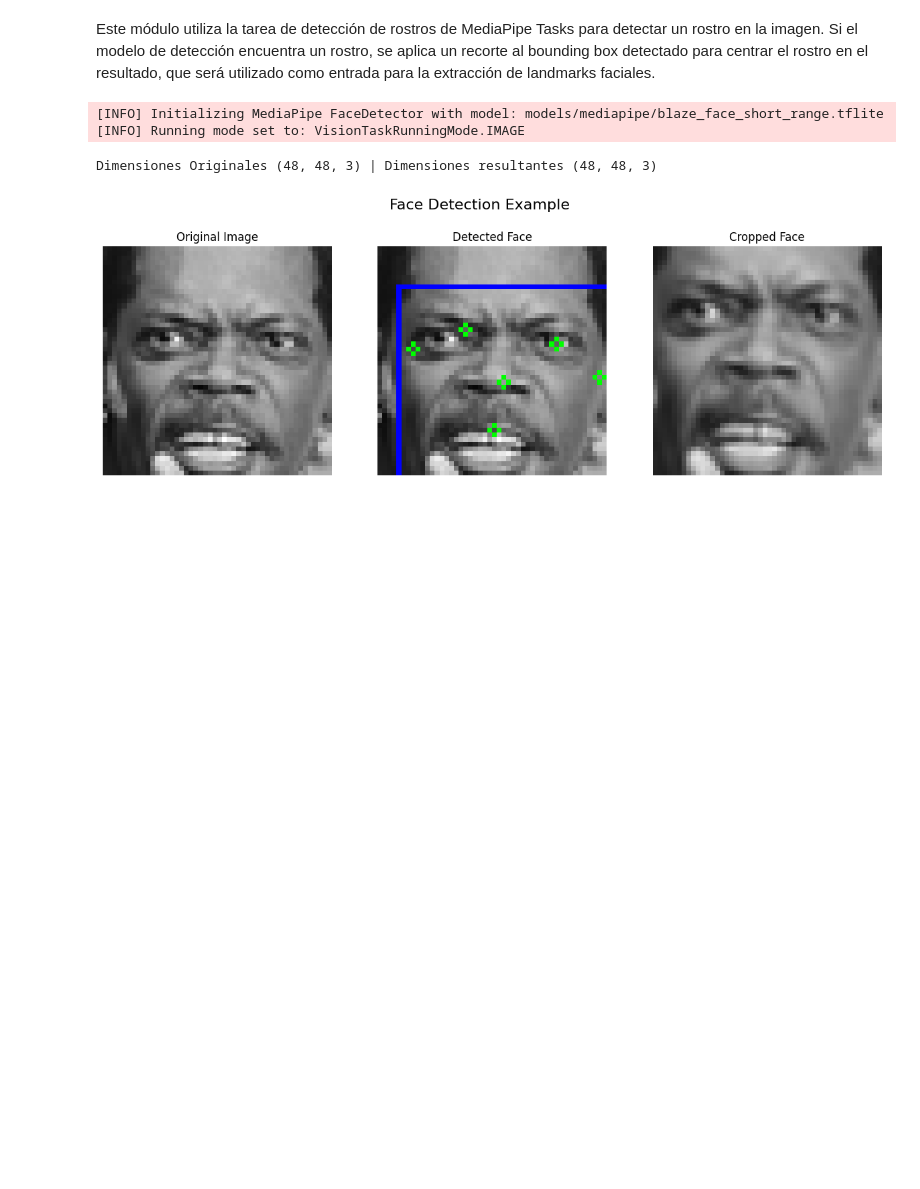
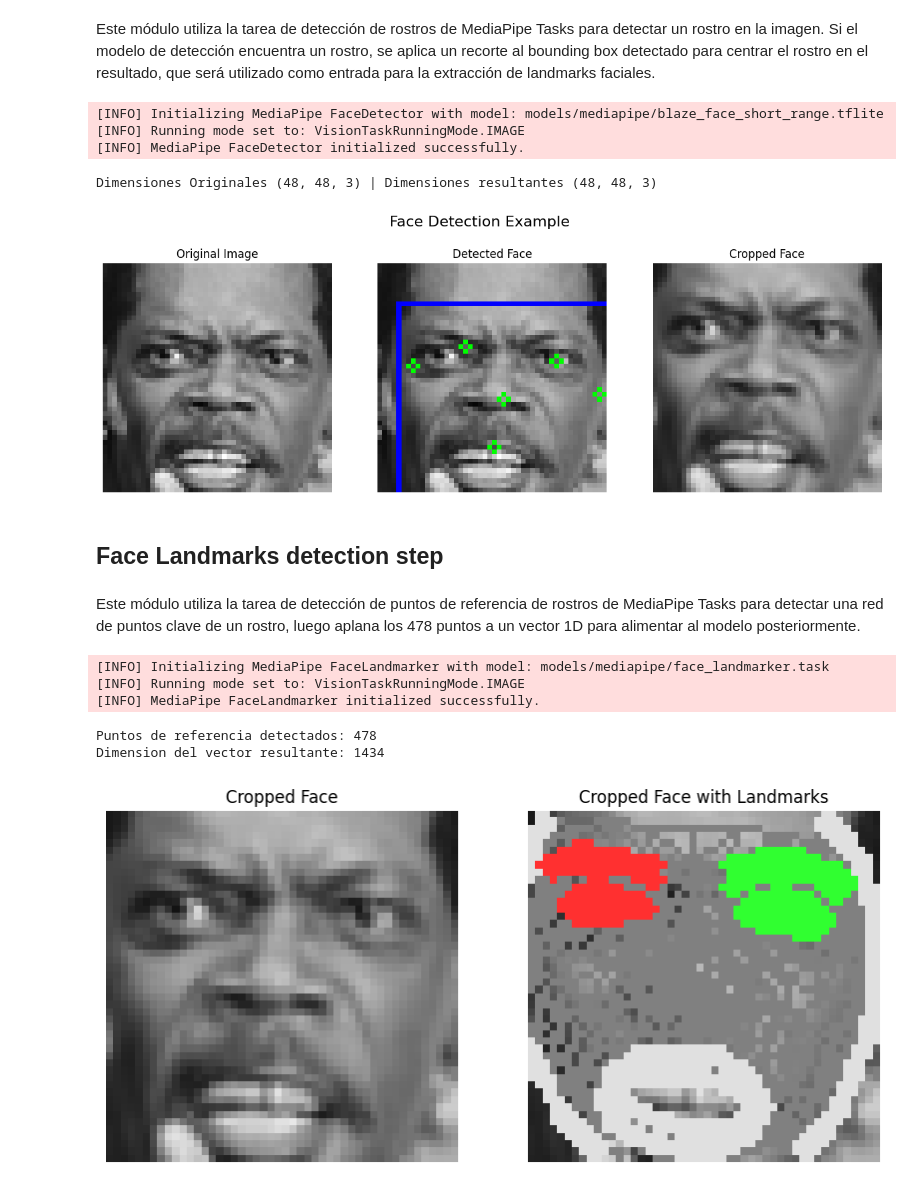
Before and after one commit to LeivaDiego/Emotion-Recognition, a Jupyter notebook: src/preprocessing_example.ipynb, the cells around one changed output. Saved outputs shown, nothing was run; the diff lists cells and outputs as text; code cells hidden in the pictures; blank space fills up the shorter version.

Commit message:
Feat: Face Landmark Detection

```diff
--- a/src/preprocessing_example.ipynb
+++ b/src/preprocessing_example.ipynb
@@ -27,7 +28,7 @@ if detection_result is not None:
     # Crop the face from the image
     face_crop = FaceDetectorMP.crop_face(image, detection_result)
     # Annote the image with the detected face
-    annoted = FaceDetectorMP.visualize_detections(image, detection_result)
+    annoted = FaceDetectorMP.annotate_face_detections(image, detection_result)
 
     # Display the original image with the detected face and the cropped face
     plt.figure(figsize=(15, 5))
@@ -49,5 +50,45 @@ if detection_result is not None:
 # %% [output]
 [INFO] Initializing MediaPipe FaceDetector with model: models/mediapipe/blaze_face_short_range.tflite
 [INFO] Running mode set to: VisionTaskRunningMode.IMAGE
+[INFO] MediaPipe FaceDetector initialized successfully.
 Dimensiones Originales (48, 48, 3) | Dimensiones resultantes (48, 48, 3)
 [figure]
+# %% [markdown]
+## Face Landmarks detection step
+# %% [markdown]
+Este módulo utiliza la tarea de detección de puntos de referencia de rostros de MediaPipe Tasks para detectar una red de puntos clave de un rostro, luego aplana los 478 puntos a un vector 1D para alimentar al modelo posteriormente.
+# %%
+# Initialize the face landmark detection module
+LandmarkDetectorMP = LandmarkDetectorMP(mode="image", enable_logging=False)
+
+# Get the landmark detection result using the landmark detection module
+landmark_result = LandmarkDetectorMP.detect_landmarks(face_crop)
+
+# If landmarks are detected, visualize the results
+if landmark_result is not None:
+    # Annotate the cropped face with landmarks
+    annotated_face = LandmarkDetectorMP.annotate_face_landmarks(face_crop, landmark_result)
+    print(f"\nPuntos de referencia detectados: {len(landmark_result.face_landmarks[0])}")
+    # Extract the landmarks for further processing
+    landmarks = LandmarkDetectorMP.extract_landmark_vector(landmark_result)
+
+    print(f"Dimension del vector resultante: {landmarks.shape[0]}")
+
+    # Display the cropped face with landmarks
+    plt.figure(figsize=(10, 5))
+    plt.subplot(1, 2, 1)
+    plt.imshow(cv2.cvtColor(face_crop, cv2.COLOR_BGR2RGB))
+    plt.title("Cropped Face")
+    plt.axis("off")
+    plt.subplot(1, 2, 2)
+    plt.imshow(cv2.cvtColor(annotated_face, cv2.COLOR_BGR2RGB))
+    plt.title("Cropped Face with Landmarks")
+    plt.axis("off")
+    plt.show()
+# %% [output]
+[INFO] Initializing MediaPipe FaceLandmarker with model: models/mediapipe/face_landmarker.task
+[INFO] Running mode set to: VisionTaskRunningMode.IMAGE
+[INFO] MediaPipe FaceLandmarker initialized successfully.
+Puntos de referencia detectados: 478
+Dimension del vector resultante: 1434
+[figure, added]
```
Also changed, not shown: parts of 1 cell of this notebook, 2 other files.
